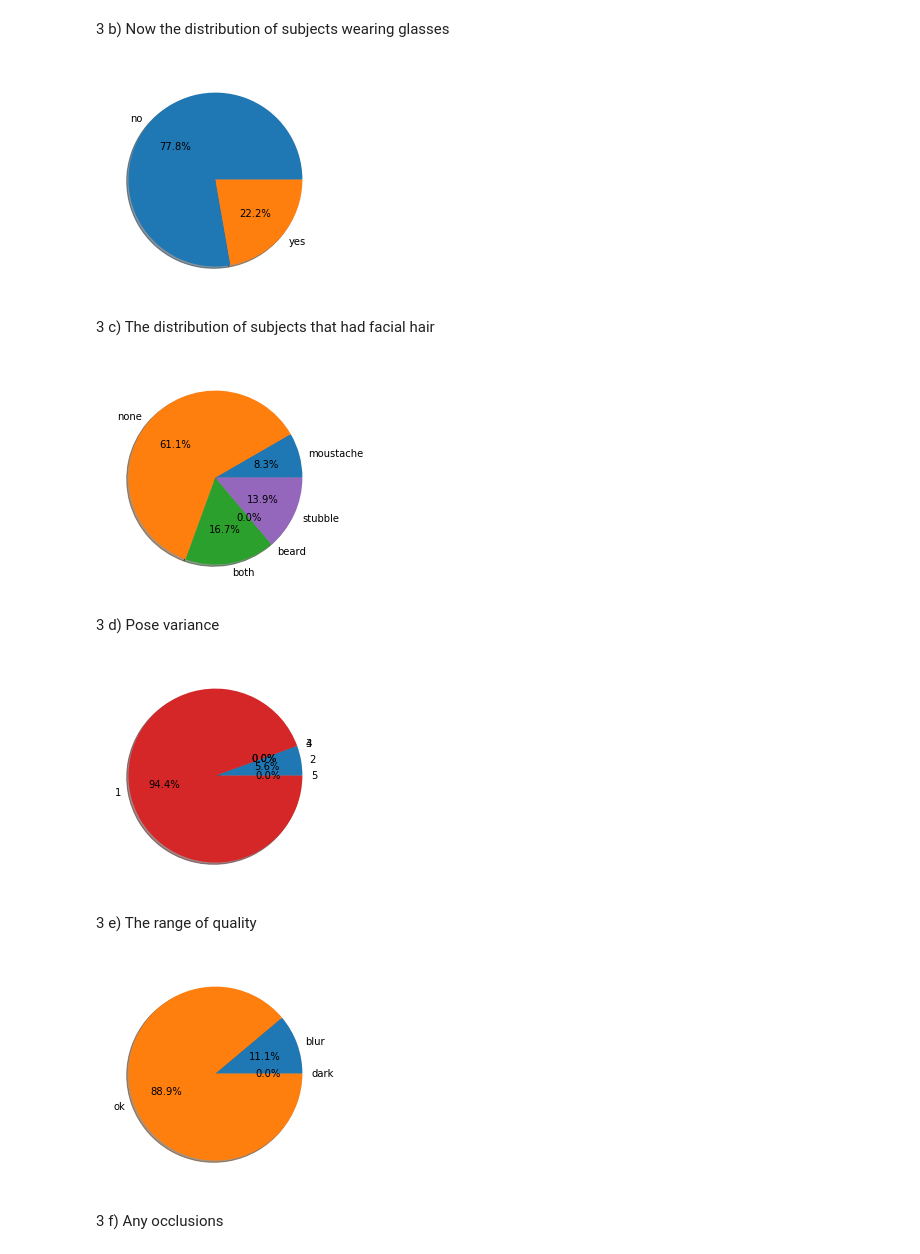
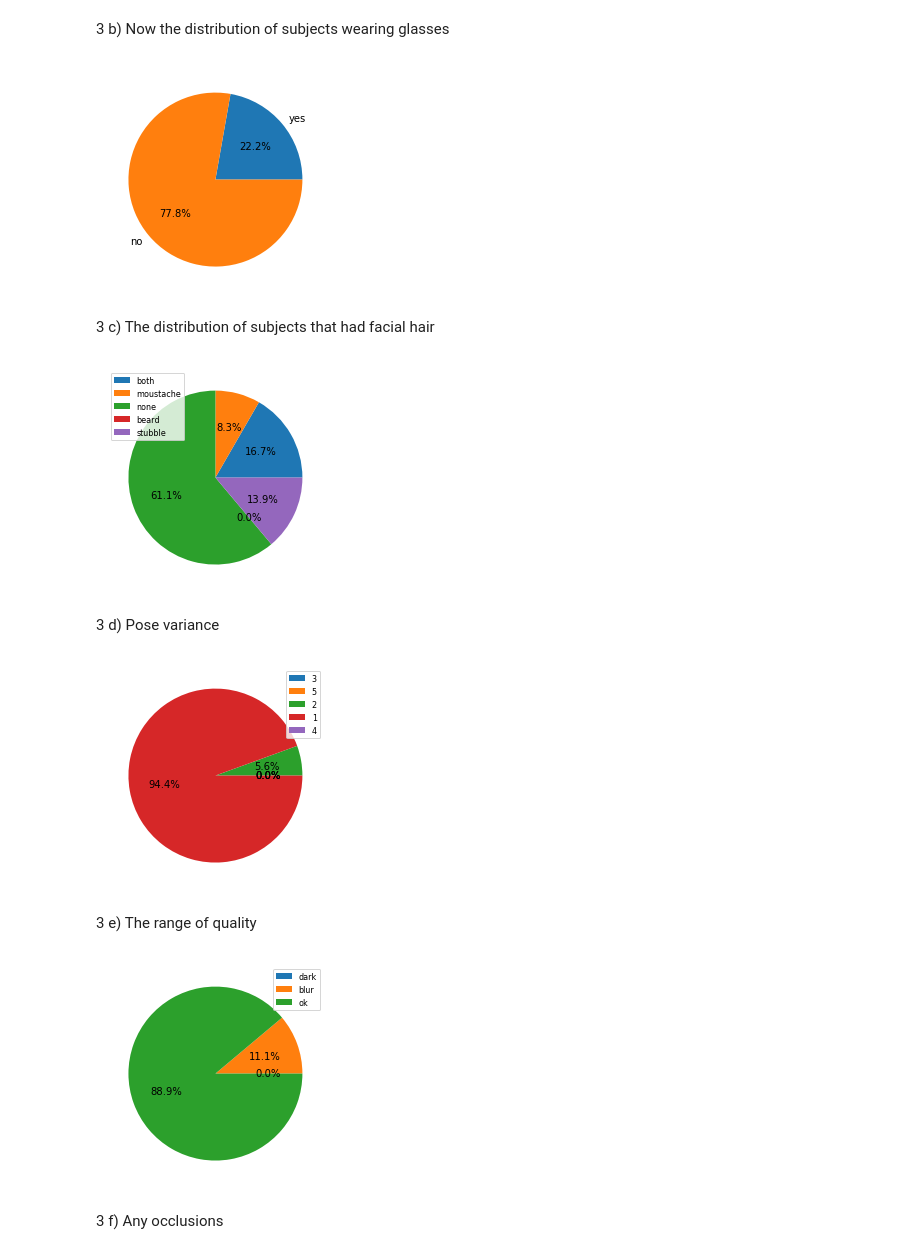
Before and after one commit to bkneis/PhotofaceDBExplorer, a Jupyter notebook: notebooks/PhotofaceDataExplorer.ipynb, the cells around one changed output. Drawn from its saved outputs; the diff is of its cells as text; code cells hidden in the pictures.

Commit message:
Update the notebook to use the legend option to de clutter some of the labels

```diff
--- a/notebooks/PhotofaceDataExplorer.ipynb
+++ b/notebooks/PhotofaceDataExplorer.ipynb
@@ -113,30 +113,30 @@ plotHelper.plotPie(totals['gender'])
 3 b) Now the distribution of subjects wearing glasses
 # %%
 from util import plotHelper
-plotHelper.plotPie(totals['spectacles'])
+plotHelper.plotPie(totals['spectacles'], False)
 # %% [output]
-[figure, old version]
+[figure, new version]
 # %% [markdown]
 3 c) The distribution of subjects that had facial hair
 # %%
 from util import plotHelper
-plotHelper.plotPie(totals['facialHair'])
+plotHelper.plotPie(totals['facialHair'], True)
 # %% [output]
-[figure, old version]
+[figure, new version]
 # %% [markdown]
 3 d) Pose variance
 # %%
 from util import plotHelper
-plotHelper.plotPie(totals['pose'])
+plotHelper.plotPie(totals['pose'], True)
 # %% [output]
-[figure, old version]
+[figure, new version]
 # %% [markdown]
 3 e) The range of quality
 # %%
 from util import plotHelper
-plotHelper.plotPie(totals['quality'])
+plotHelper.plotPie(totals['quality'], True)
 # %% [output]
-[figure, old version]
+[figure, new version]
 # %% [markdown]
 3 f) Any occlusions
 # %%
```
Also changed, not shown: parts of 3 cells of this notebook.
